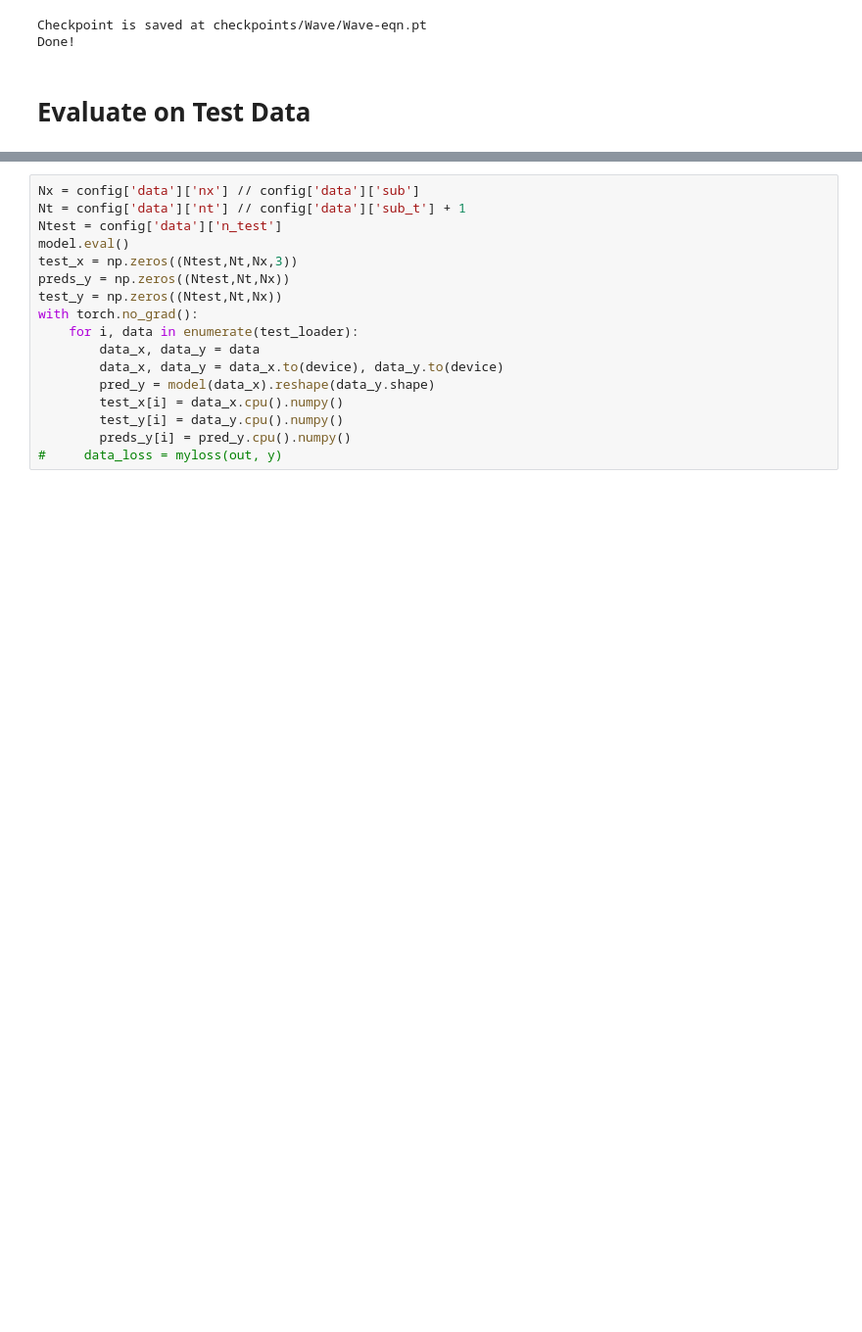
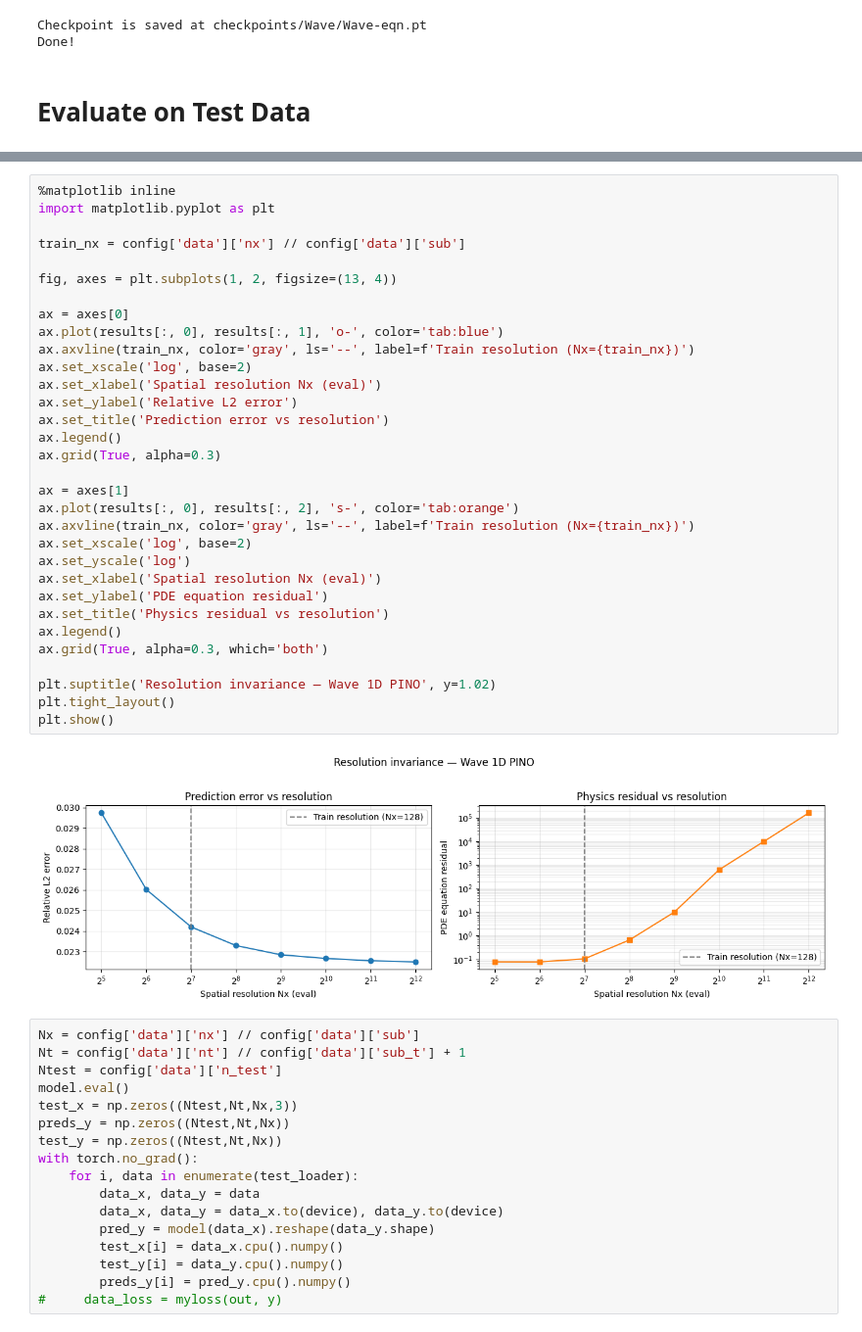
Before and after one commit to hishambhatti/PINO-apps, a Jupyter notebook: Wave1D_PINO.ipynb, the cells around one changed output, grey strips where cells are left out. Shown at 98% size. Saved outputs shown, nothing was run; the diff lists cells and outputs as text; blank space fills up the shorter version.

Commit message:
Resolution Invariance Test for Wave 1D

```diff
--- a/Wave1D_PINO.ipynb
+++ b/Wave1D_PINO.ipynb
@@ -341,3 +428,37 @@ eval_wave(model, test_loader, config, device)
+# %%
+%matplotlib inline
+import matplotlib.pyplot as plt
+
+train_nx = config['data']['nx'] // config['data']['sub']
+
+fig, axes = plt.subplots(1, 2, figsize=(13, 4))
+
+ax = axes[0]
+ax.plot(results[:, 0], results[:, 1], 'o-', color='tab:blue')
+ax.axvline(train_nx, color='gray', ls='--', label=f'Train resolution (Nx={train_nx})')
+ax.set_xscale('log', base=2)
+ax.set_xlabel('Spatial resolution Nx (eval)')
+ax.set_ylabel('Relative L2 error')
+ax.set_title('Prediction error vs resolution')
+ax.legend()
+ax.grid(True, alpha=0.3)
+
+ax = axes[1]
+ax.plot(results[:, 0], results[:, 2], 's-', color='tab:orange')
+ax.axvline(train_nx, color='gray', ls='--', label=f'Train resolution (Nx={train_nx})')
+ax.set_xscale('log', base=2)
+ax.set_yscale('log')
+ax.set_xlabel('Spatial resolution Nx (eval)')
+ax.set_ylabel('PDE equation residual')
+ax.set_title('Physics residual vs resolution')
+ax.legend()
+ax.grid(True, alpha=0.3, which='both')
+
+plt.suptitle('Resolution invariance — Wave 1D PINO', y=1.02)
+plt.tight_layout()
+plt.show()
+# %% [output]
+[figure, added]
 # %%
 Nx = config['data']['nx'] // config['data']['sub']
 Nt = config['data']['nt'] // config['data']['sub_t'] + 1
```
Also changed, not shown: parts of 4 cells of this notebook.
